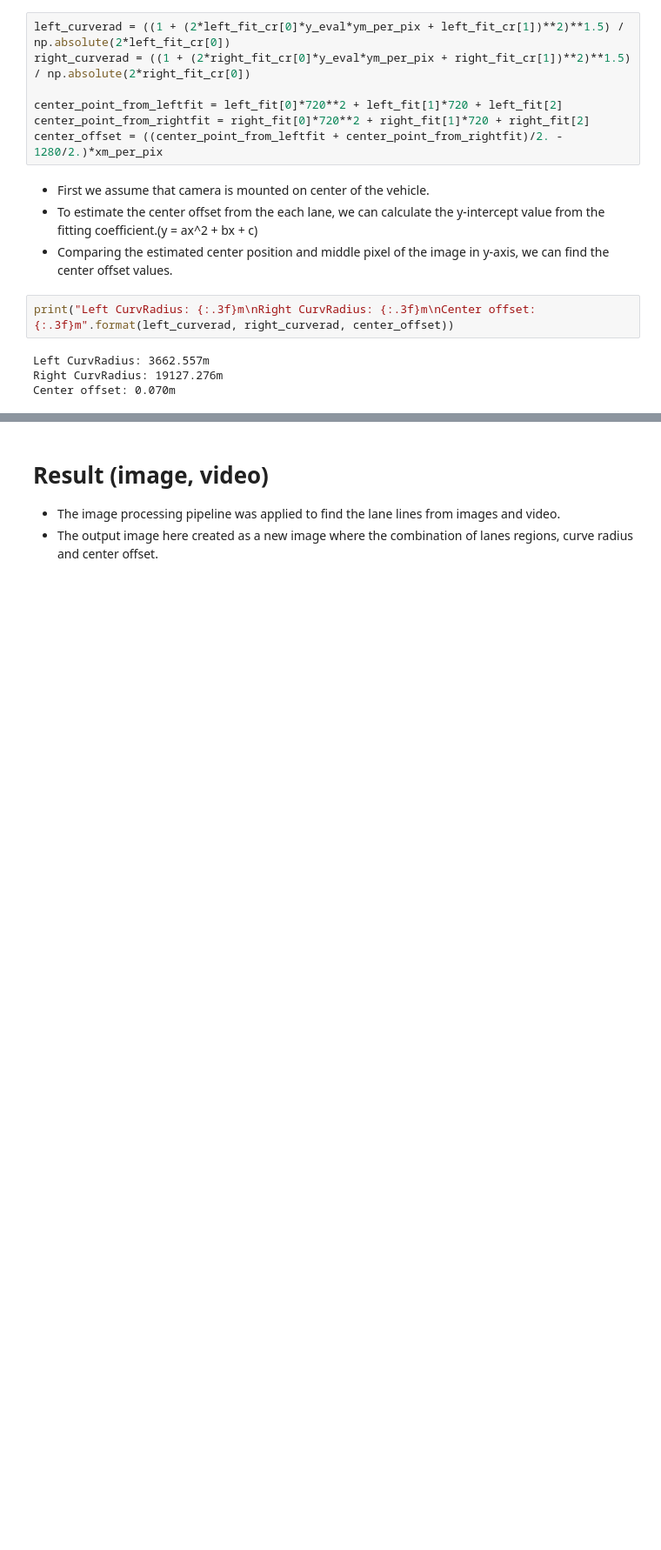
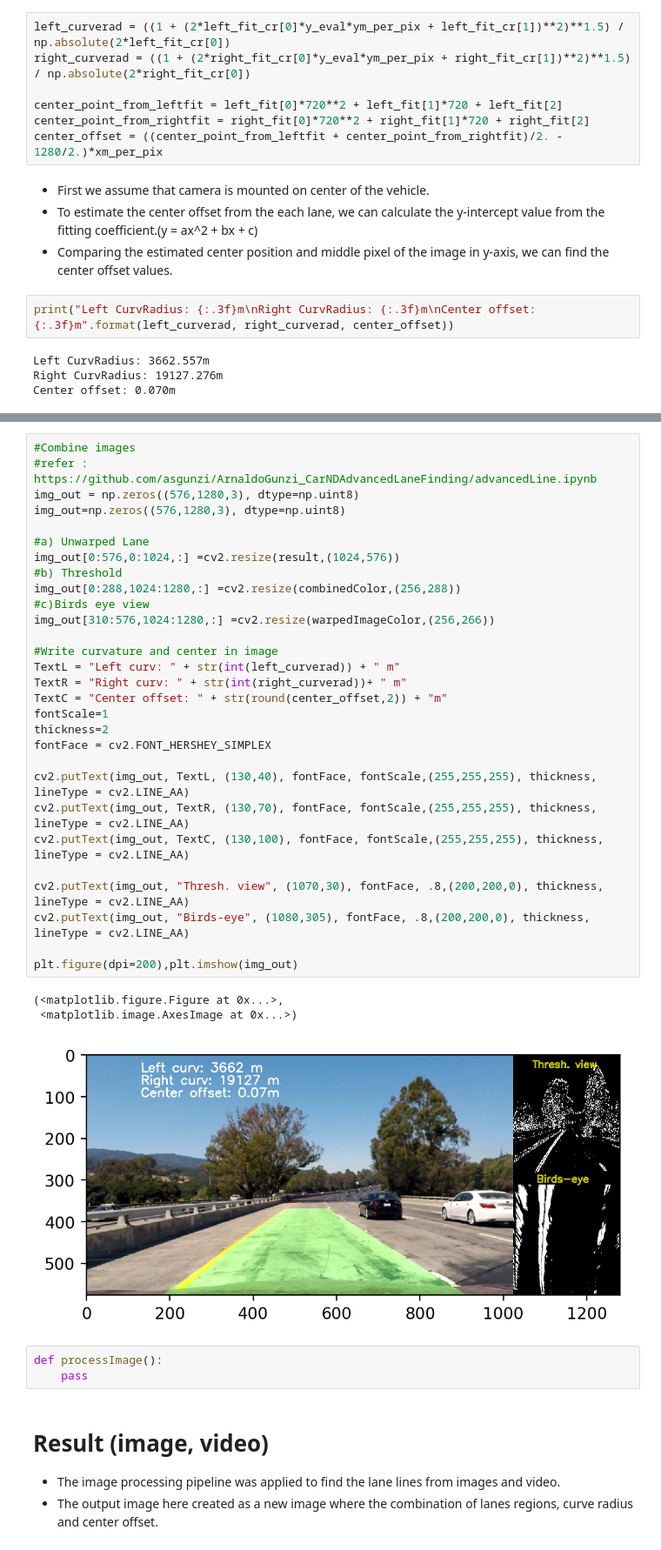
Before and after one commit to jaeoh2/self-driving-car-nd, a Jupyter notebook: CarND-Advanced-Lane-Lines-P4/Advanced-Lane-Lines.ipynb, the cells around one changed output, grey strips where cells are left out. Shown at 87% size. Saved outputs shown, nothing was run; the diff lists cells and outputs as text; blank space fills up the shorter version.

```diff
--- a/CarND-Advanced-Lane-Lines-P4/Advanced-Lane-Lines.ipynb
+++ b/CarND-Advanced-Lane-Lines-P4/Advanced-Lane-Lines.ipynb
@@ -426,3 +459,39 @@ Center offset: 0.070m
+# %%
+#Combine images
+#refer : https://github.com/asgunzi/ArnaldoGunzi_CarNDAdvancedLaneFinding/advancedLine.ipynb
+img_out = np.zeros((576,1280,3), dtype=np.uint8)
+img_out=np.zeros((576,1280,3), dtype=np.uint8)
+
+#a) Unwarped Lane
+img_out[0:576,0:1024,:] =cv2.resize(result,(1024,576))
+#b) Threshold
+img_out[0:288,1024:1280,:] =cv2.resize(combinedColor,(256,288))
+#c)Birds eye view
+img_out[310:576,1024:1280,:] =cv2.resize(warpedImageColor,(256,266))
+
+#Write curvature and center in image
+TextL = "Left curv: " + str(int(left_curverad)) + " m"
+TextR = "Right curv: " + str(int(right_curverad))+ " m"
+TextC = "Center offset: " + str(round(center_offset,2)) + "m"
+fontScale=1
+thickness=2
+fontFace = cv2.FONT_HERSHEY_SIMPLEX
+
+cv2.putText(img_out, TextL, (130,40), fontFace, fontScale,(255,255,255), thickness,  lineType = cv2.LINE_AA)
+cv2.putText(img_out, TextR, (130,70), fontFace, fontScale,(255,255,255), thickness,  lineType = cv2.LINE_AA)
+cv2.putText(img_out, TextC, (130,100), fontFace, fontScale,(255,255,255), thickness,  lineType = cv2.LINE_AA)
+
+cv2.putText(img_out, "Thresh. view", (1070,30), fontFace, .8,(200,200,0), thickness,  lineType = cv2.LINE_AA)
+cv2.putText(img_out, "Birds-eye", (1080,305), fontFace, .8,(200,200,0), thickness,  lineType = cv2.LINE_AA)
+
+plt.figure(dpi=200),plt.imshow(img_out)
+# %% [output]
+(<matplotlib.figure.Figure at 0x...>,
+ <matplotlib.image.AxesImage at 0x...>)
+[figure, added]
+# %%
+def processImage():
+    pass
 # %% [markdown]
 # Result (image, video)
 * The image processing pipeline was applied to find the lane lines from images and video.
```
Also changed, not shown: parts of 5 cells of this notebook.
